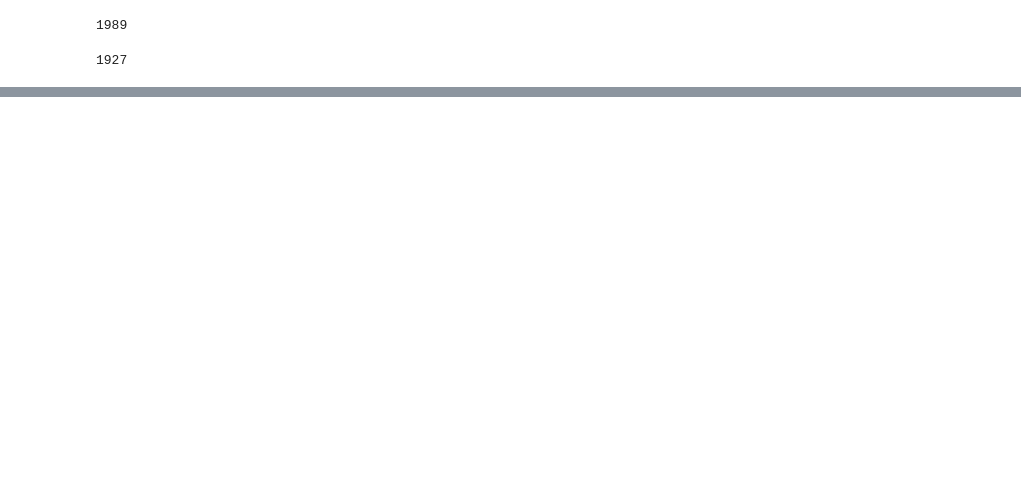
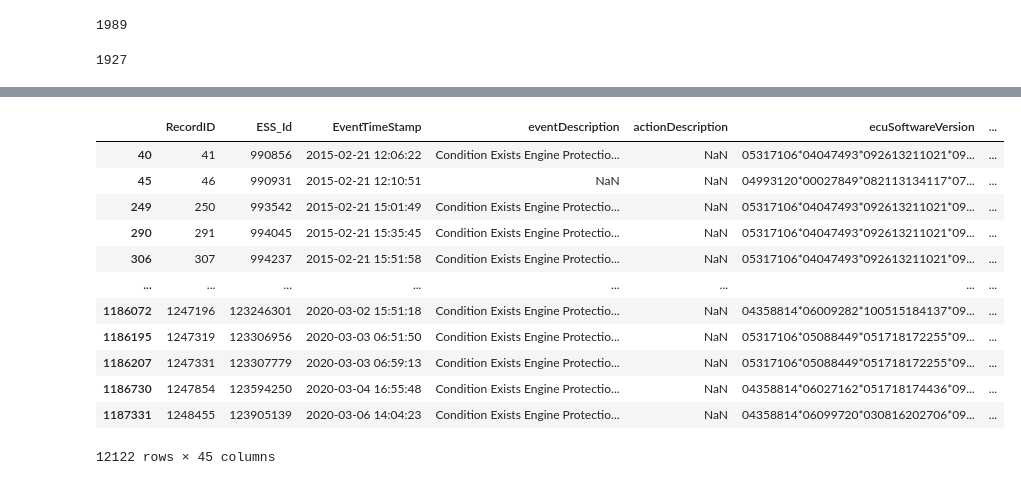
Before and after one commit to nss-data-science-cohort-5/big_g_express-eye_of_the_tiger, a Jupyter notebook: notebooks/Cleaning.ipynb, the cells around one changed output, grey strips where cells are left out. Cells and saved outputs as stored; diff of their text form; code cells hidden in the pictures; blank space fills up the shorter version.

```diff
--- a/notebooks/Cleaning.ipynb
+++ b/notebooks/Cleaning.ipynb
@@ -151,0 +87,4 @@ derates.Latitude.to_list()
+# %%
+ob_pivot = onboard.pivot(index = ['FaultId'], columns='Name', values='Value').rename_axis(None).reset_index().rename(columns={'index':'RecordID'})
+# %%
+full_data = pd.merge(faults_df, ob_pivot)
@@ -151,0 +111,20 @@ derates.Latitude.to_list()
+# %%
+cond = [(full_data['spn'] == 1569) | (full_data['spn'] == 5246), full_data['spn']!=1569]
+choices = [True, False]
+full_data['derate'] = np.select(cond, choices)
+# %%
+full_data[full_data['derate'] == 1]
+# %% [output]
+|  | RecordID | ESS_Id | EventTimeStamp | eventDescription | actionDescription | ecuSoftwareVersion | ... |
+| 40 | 41 | 990856 | 2015-02-21 12:06:22 | Condition Exists Engine Protectio... | NaN | 05317106*04047493*092613211021*09... | ... |
+| 45 | 46 | 990931 | 2015-02-21 12:10:51 | NaN | NaN | 04993120*00027849*082113134117*07... | ... |
+| 249 | 250 | 993542 | 2015-02-21 15:01:49 | Condition Exists Engine Protectio... | NaN | 05317106*04047493*092613211021*09... | ... |
+| 290 | 291 | 994045 | 2015-02-21 15:35:45 | Condition Exists Engine Protectio... | NaN | 05317106*04047493*092613211021*09... | ... |
+| 306 | 307 | 994237 | 2015-02-21 15:51:58 | Condition Exists Engine Protectio... | NaN | 05317106*04047493*092613211021*09... | ... |
+| ... | ... | ... | ... | ... | ... | ... | ... |
+| 1186072 | 1247196 | 123246301 | 2020-03-02 15:51:18 | Condition Exists Engine Protectio... | NaN | 04358814*06009282*100515184137*09... | ... |
+| 1186195 | 1247319 | 123306956 | 2020-03-03 06:51:50 | Condition Exists Engine Protectio... | NaN | 05317106*05088449*051718172255*09... | ... |
+| 1186207 | 1247331 | 123307779 | 2020-03-03 06:59:13 | Condition Exists Engine Protectio... | NaN | 05317106*05088449*051718172255*09... | ... |
+| 1186730 | 1247854 | 123594250 | 2020-03-04 16:55:48 | Condition Exists Engine Protectio... | NaN | 04358814*06027162*051718174436*09... | ... |
+| 1187331 | 1248455 | 123905139 | 2020-03-06 14:04:23 | Condition Exists Engine Protectio... | NaN | 04358814*06099720*030816202706*09... | ... |
+12122 rows × 45 columns
```
Also changed, not shown: parts of 30 cells of this notebook.
